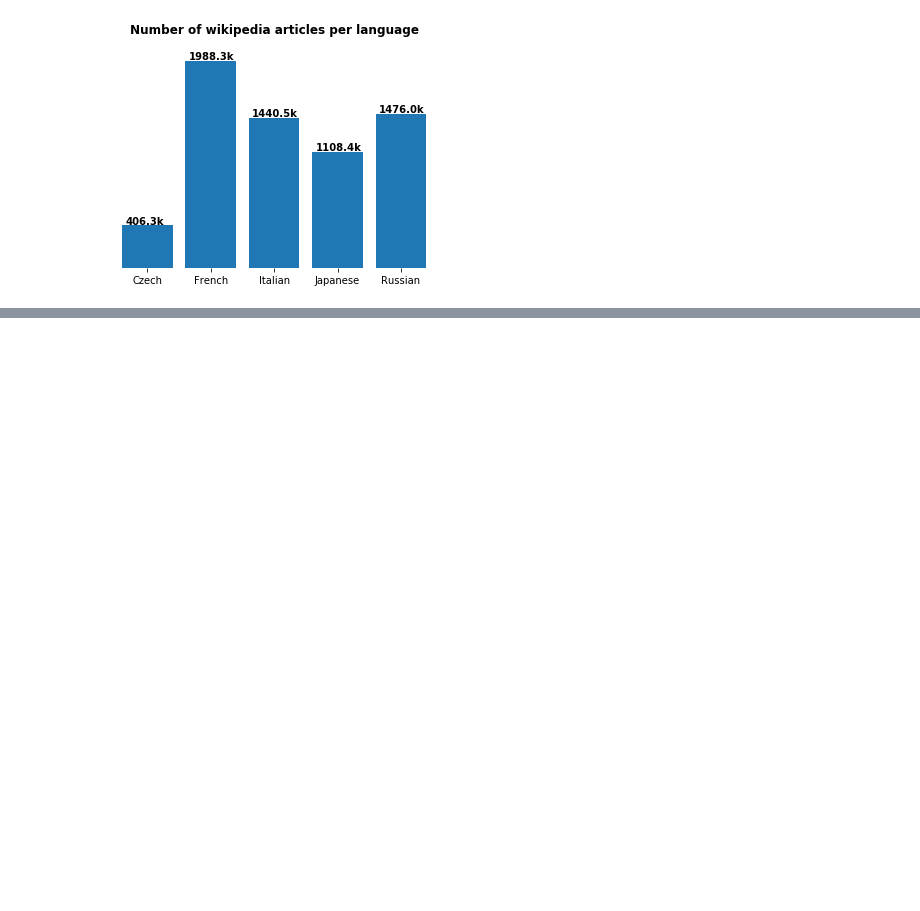
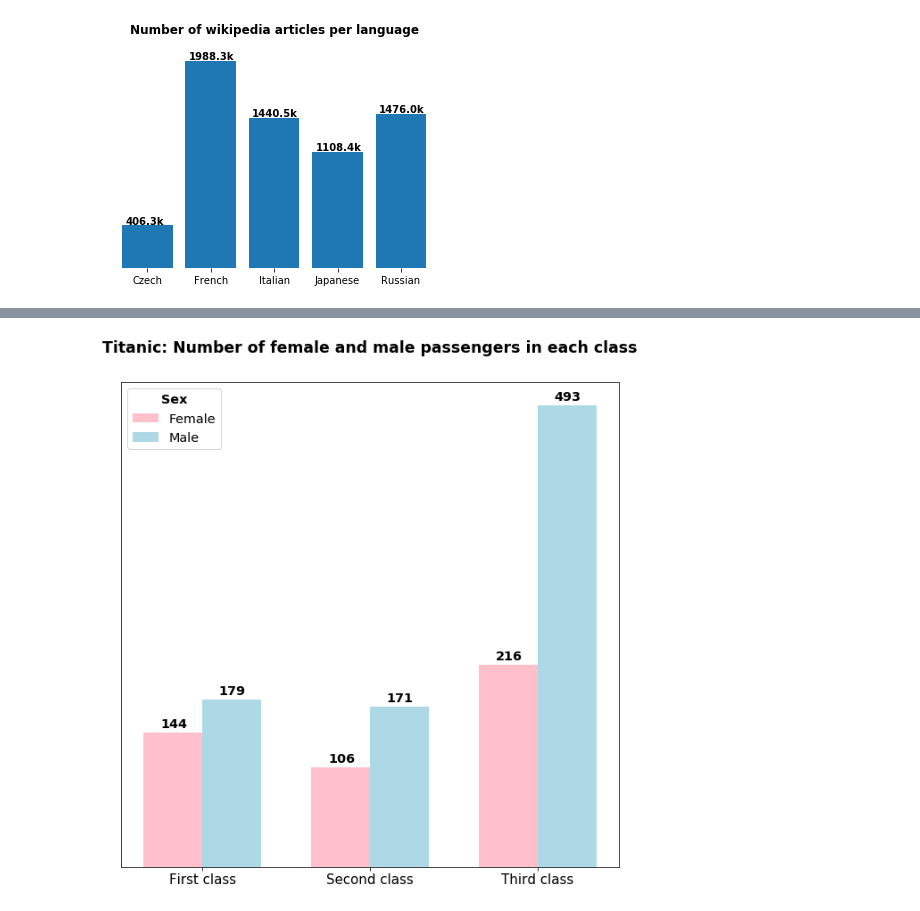
Before and after one commit to AguilaCudicio/PythonGraphs, a Jupyter notebook: BarGraphs.ipynb, the cells around one changed output, grey strips where cells are left out. Saved outputs shown, nothing was run; the diff lists cells and outputs as text; code cells hidden in the pictures; blank space fills up the shorter version.

```diff
--- a/BarGraphs.ipynb
+++ b/BarGraphs.ipynb
@@ -107,0 +142,58 @@ plt.show()
+# %%
+female_all =  titanic[titanic["sex"]=="female"]
+female_first_class = len(female_all[female_all["pclass"]==1])
+female_second_class = len(female_all[female_all["pclass"]==2])
+female_third_class = len(female_all[female_all["pclass"]==3])
+
+female = [female_first_class, female_second_class, female_third_class]
+
+male_all =  titanic[titanic["sex"]=="male"]
+
+male_first_class = len(male_all[male_all["pclass"]==1])
+male_second_class = len(male_all[male_all["pclass"]==2])
+male_third_class = len(male_all[male_all["pclass"]==3])
+
+male = [male_first_class, male_second_class, male_third_class]
+
+groups = ["First class", "Second class", "Third class"]
+# %%
+def formatter(num, m=1):
+    return '{0:.0f}'.format(num)
+
+ind = np.arange(len(female))  # the x locations for the groups
+width = 0.35  # the width of the bars
+
+fig, ax = plt.subplots()
+
+rects1 = ax.bar(ind-width/2, female , width,
+                color='Pink', label='Female')
+rects2 = ax.bar(ind+width/2, male, width,
+                color="LightBlue", label='Male')
+
+ax.set_title('Titanic: Number of female and male passengers in each class',fontsize='xx-large', fontweight='bold')
+ax.set_xticks(ind)
+ax.set_xticklabels(groups)
+ax.legend()
+legend = ax.legend(loc=0, ncol=1, bbox_to_anchor=(0, 0, 1, 1),fancybox=True,shadow=False,title="Sex",fontsize='x-large')
+plt.setp(legend.get_title(),fontsize='x-large', fontweight='bold')
+
+#Hide spines and ticks only if you want
+#ax.spines['top'].set_visible(False)
+#ax.spines['right'].set_visible(False)
+#ax.spines['bottom'].set_visible(False)
+#ax.spines['left'].set_visible(False)
+
+plt.tick_params(axis='both', which='major', labelsize=15)
+
+for i, v in enumerate(male):
+    ax.text(i+0.1, v+5, str(formatter(v)), fontweight='bold',fontsize='x-large')
+for i, v in enumerate(female):
+    ax.text(i-0.25, v+5, str(formatter(v)), fontweight='bold',fontsize='x-large')
+
+ax.get_yaxis().set_ticks([])
+ttl = ax.title
+ttl.set_position([.5, 1.05])
+
+rcParams['figure.figsize'] = 10, 10
+# %% [output]
+[figure, added]
```
Also changed, not shown: parts of 10 cells of this notebook.
